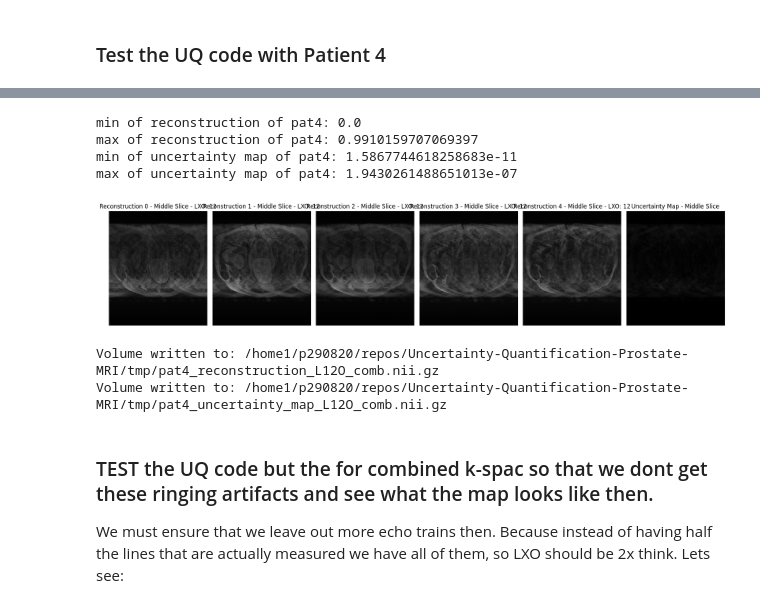
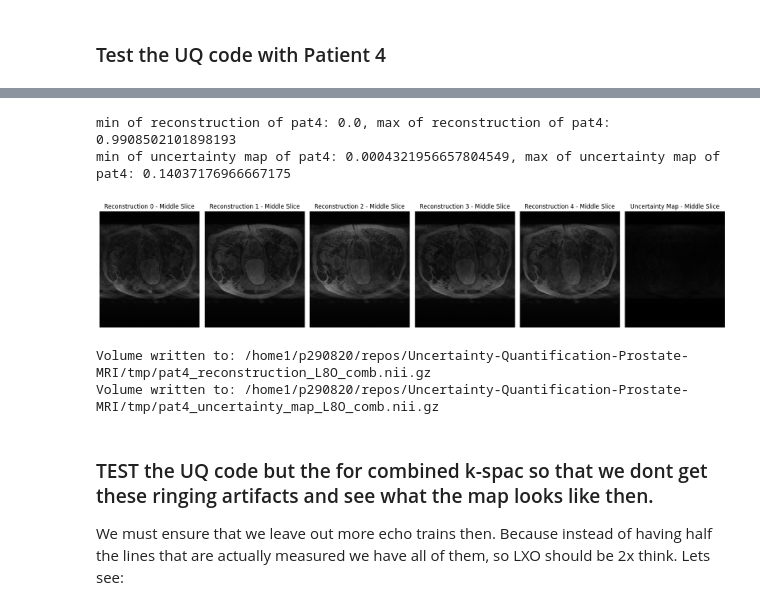
Before and after one commit to Quintin1995/Uncertainty-Quantification-Prostate-MRI, a Jupyter notebook: scripts/03_UQ_test.ipynb, the cells around one changed output, grey strips where cells are left out. Drawn from its saved outputs; the diff is of its cells as text; code cells hidden in the pictures.

Commit message:
fixed the min and max values of the uncertainty maps

```diff
--- a/scripts/03_UQ_test.ipynb
+++ b/scripts/03_UQ_test.ipynb
@@ -1091,43 +1097,41 @@ Shape of reconstructions: (10, 31, 640, 551)
 # %%
 # STEP 2 - Normalize and rescale the reconstructions
 pat4[f"reconstructions_L{LXO}O_comb"] = norm_rescale01(reconstructions)
-print(f"min of reconstruction of pat4: {np.min(pat4['reconstructions_L2O_comb'][0])}")
-print(f"max of reconstruction of pat4: {np.max(pat4['reconstructions_L2O_comb'][0])}")
+recon_min, recon_max = np.min(pat4[f"reconstructions_L{LXO}O_comb"]), np.max(pat4[f"reconstructions_L{LXO}O_comb"])
+print(f"min of reconstruction of pat4: {recon_min}, max of reconstruction of pat4: {recon_max}")
 
 # STEP 3 - Compute the Uncertainty Map
 pat4[f"uncertainty_map_L{LXO}O_comb"] = np.std(pat4[f"reconstructions_L{LXO}O_comb"], axis=0)
-print(f"min of uncertainty map of pat4: {np.min(pat4['uncertainty_map_L2O_comb'])}")
-print(f"max of uncertainty map of pat4: {np.max(pat4['uncertainty_map_L2O_comb'])}")
+uq_min, uq_max = np.min(pat4[f"uncertainty_map_L{LXO}O_comb"]), np.max(pat4[f"uncertainty_map_L{LXO}O_comb"])
+print(f"min of uncertainty map of pat4: {uq_min}, max of uncertainty map of pat4: {uq_max}")
 
 # VISUALIZATION
 # View the same slice of all 5 reconstructions of pat4["reconstructions_L2O_comb"]
 fig, axes = plt.subplots(1, 6, figsize=(18, 6))  # Create a row of 6 subplots
 
-for i in range(num_reconstructions):
+for i in range(5):
     ax = axes[i]
     ax.imshow(pat4[f"reconstructions_L{LXO}O_comb"][i][15], cmap='gray', vmin=0, vmax=1)
     ax.set_title(f"Reconstruction {i} - Middle Slice")
     ax.axis('off')
 
 # Add the uncertainty map as the 6th figure
 ax = axes[5]
 ax.imshow(pat4[f"uncertainty_map_L{LXO}O_comb"][15], cmap='gray', vmin=0, vmax=1)
 ax.set_title("Uncertainty Map - Middle Slice")
 ax.axis('off')
 plt.tight_layout()
 plt.savefig(tmpdir / f"pat4_reconstructions_L{LXO}O_comb_uncertainty_map.png")
 plt.show()
 
 write_volume_to_nii(pat4[f"reconstructions_L{LXO}O_comb"][0], f"pat4_reconstruction_L{LXO}O_comb.nii.gz", tmpdir)
 write_volume_to_nii(pat4[f"uncertainty_map_L{LXO}O_comb"], f"pat4_uncertainty_map_L{LXO}O_comb.nii.gz", tmpdir)
 # %% [output]
-min of reconstruction of pat4: 0.0
-max of reconstruction of pat4: 0.9910159707069397
-min of uncertainty map of pat4: 1.5867744618258683e-11
-max of uncertainty map of pat4: 1.9430261488651013e-07
+min of reconstruction of pat4: 0.0, max of reconstruction of pat4: 0.9908502101898193
+min of uncertainty map of pat4: 0.0004321956657804549, max of uncertainty map of pat4: 0.14037176966667175
-[figure, old version]
+[figure, new version]
-Volume written to: /home1/p290820/repos/Uncertainty-Quantification-Prostate-MRI/tmp/pat4_reconstruction_L12O_comb.nii.gz
-Volume written to: /home1/p290820/repos/Uncertainty-Quantification-Prostate-MRI/tmp/pat4_uncertainty_map_L12O_comb.nii.gz
+Volume written to: /home1/p290820/repos/Uncertainty-Quantification-Prostate-MRI/tmp/pat4_reconstruction_L8O_comb.nii.gz
+Volume written to: /home1/p290820/repos/Uncertainty-Quantification-Prostate-MRI/tmp/pat4_uncertainty_map_L8O_comb.nii.gz
 # %% [markdown]
 ### TEST the UQ code but the for combined k-spac so that we dont get these ringing artifacts and see what the map looks like then.
 We must ensure that we leave out more echo trains then. Because instead of having half the lines that are actually measured we have all of them, so LXO should be 2x think. Lets see:
```
Also changed, not shown: parts of 1 cell of this notebook.
